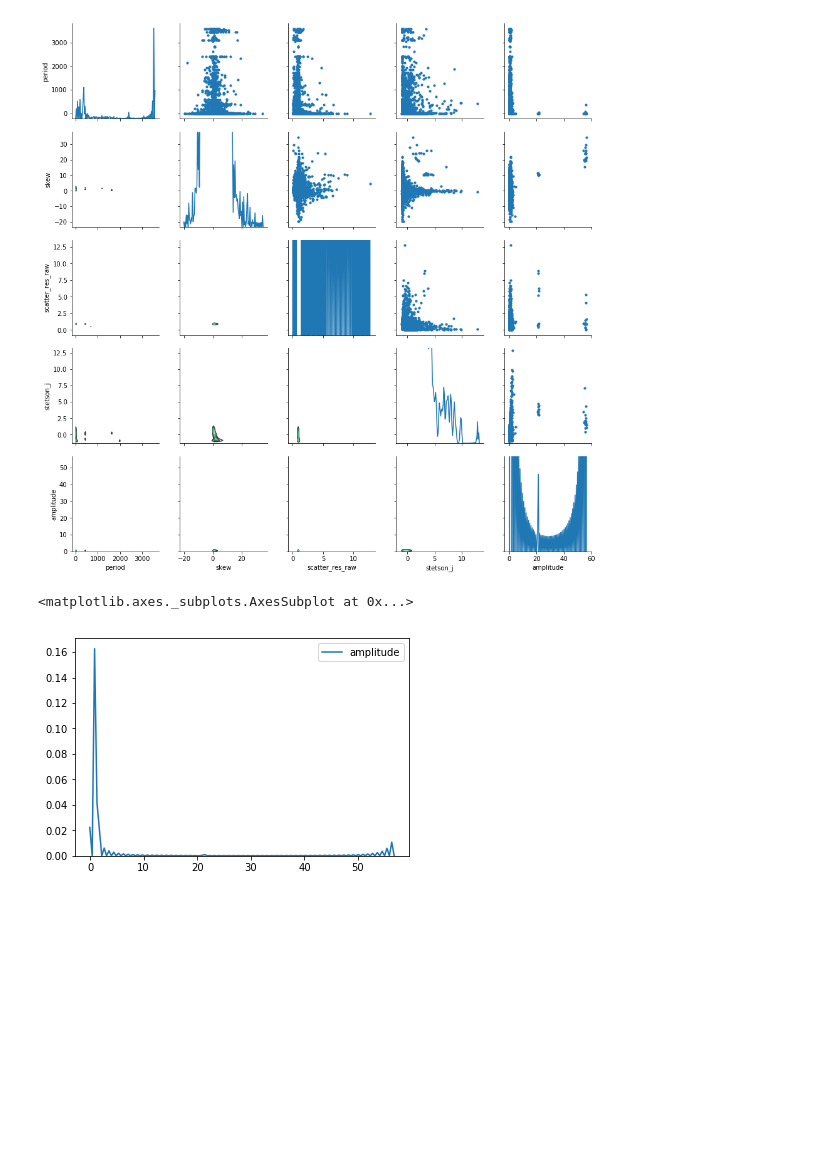
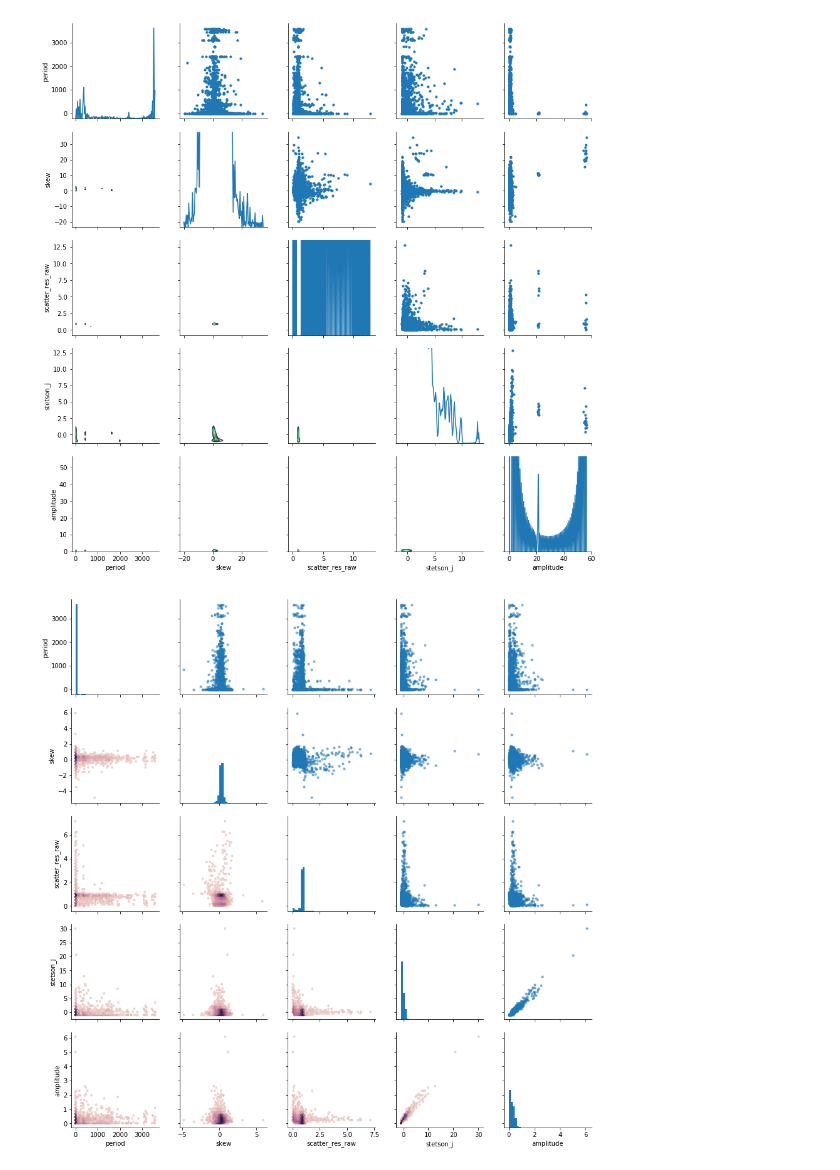
Before and after one commit to adamamiller/NUREU17, a Jupyter notebook: LSST/VariableStarClassification/scripts/Pairplots.ipynb, the cells around one changed output. Saved outputs shown, nothing was run; the diff lists cells and outputs as text; code cells hidden in the pictures; blank space fills up the shorter version.

Commit message:
Ran sigma clipped data through pairgrid plot with original unclipped data shown along side to compare.

```diff
--- a/LSST/VariableStarClassification/scripts/Pairplots.ipynb
+++ b/LSST/VariableStarClassification/scripts/Pairplots.ipynb
@@ -6,7 +6,7 @@ import pandas as pd
 import matplotlib.pyplot as plt
 %matplotlib inline
 # %%
-conn = sqlite3.connect('/home/nick/Desktop/NUREU17/LSST/VariableStarClassification/features.db')
+conn = sqlite3.connect('/home/nke2/NUREU17/LSST/VariableStarClassification/features.db')
 cur = conn.cursor()
 # %%
 df = pd.read_sql_query("select * from feats2", conn)
@@ -29,8 +29,3 @@ g = g.map_lower(sns.kdeplot)
 g = g.map_diag(sns.kdeplot, legend= False)
 # %% [output]
 [figure]
-# %%
-sns.kdeplot(dt['amplitude'])
-# %% [output]
-<matplotlib.axes._subplots.AxesSubplot at 0x...>
-[figure, removed]
@@ -36,0 +36,18 @@ sns.kdeplot(dt['amplitude'])
+# %%
+df = pd.read_sql_query("""select freq1_freq, skew, scatter_res_raw,stetson_j,amplitude from sigfeats""", conn)
+dt = df.assign(period = lambda x: 1/x['freq1_freq'])
+
+def hexbin(x, y, color, max_series=None, min_series=None, **kwargs):
+    cmap = sns.cubehelix_palette(8, as_cmap=True)
+    ax = plt.gca()
+    xmin, xmax = min_series[x.name], max_series[x.name]
+    ymin, ymax = min_series[y.name], max_series[y.name]
+    plt.hexbin(x, y, gridsize=50, bins = 'log', mincnt = 1, cmap=cmap, extent=[xmin, xmax, ymin, ymax], **kwargs)
+
+
+gr = sns.PairGrid(dt, vars=('period', 'skew', 'scatter_res_raw', 'stetson_j', 'amplitude'))
+gr = gr.map_upper(plt.scatter, s=10, alpha = .5)
+gr = gr.map_lower(hexbin, color="red", max_series=dt.max(), min_series=dt.min())
+gr = gr.map_diag(plt.hist, bins = 40)#,shade = 'true', legend= False)
+# %% [output]
+[figure, added]
```
Also changed, not shown: parts of 3 cells of this notebook.
